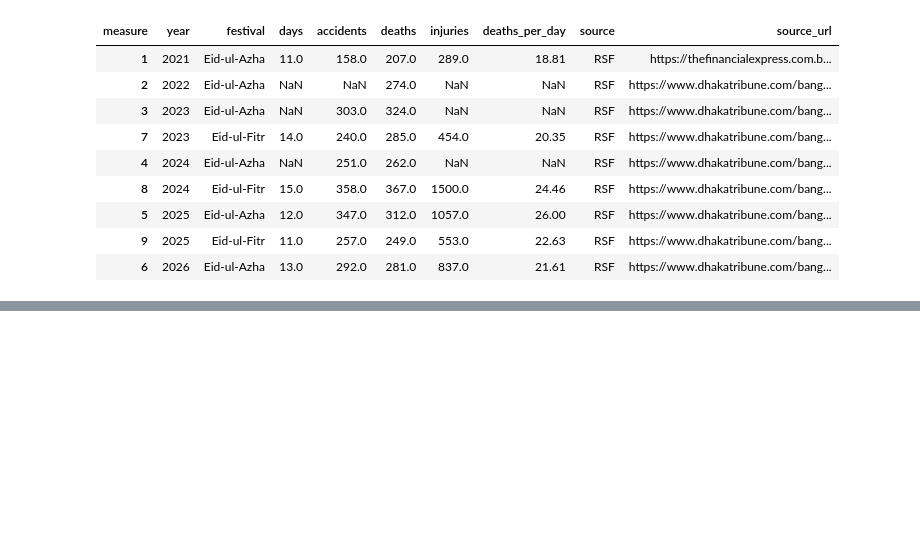
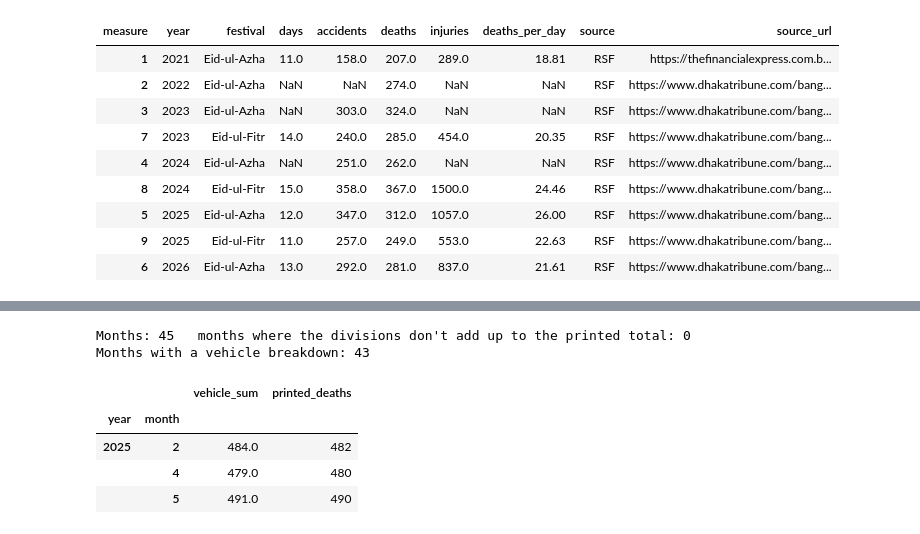
Before and after one commit to MehrazRumman/BD-Road-Accident, a Jupyter notebook: notebooks/01_data_cleaning.ipynb, the cells around one changed output, grey strips where cells are left out. Drawn from its saved outputs; the diff is of its cells as text; code cells hidden in the pictures; blank space fills up the shorter version.

```diff
--- a/notebooks/01_data_cleaning.ipynb
+++ b/notebooks/01_data_cleaning.ipynb
@@ -464,0 +496,23 @@ eid_periods
+# %%
+brta_raw = pd.read_csv(RAW / "brta_monthly_reports.csv")
+brta_veh_raw = pd.read_csv(RAW / "brta_vehicle_deaths.csv")
+
+totals = brta_raw[brta_raw["division"] == "Total"].set_index(["year", "month"])
+div_sum = brta_raw[brta_raw["division"] != "Total"].groupby(["year", "month"])[["accidents", "deaths", "injuries"]].sum()
+mismatch = (div_sum != totals[["accidents", "deaths", "injuries"]]).any(axis=1)
+print(f"Months: {len(totals)}   months where the divisions don't add up to the printed total: {mismatch.sum()}")
+
+veh_check = pd.DataFrame({
+    "vehicle_sum": brta_veh_raw.groupby(["year", "month"])["deaths"].sum(),
+    "printed_deaths": totals["deaths"],
+}).dropna()
+print(f"Months with a vehicle breakdown: {len(veh_check)}")
+veh_check[veh_check["vehicle_sum"] != veh_check["printed_deaths"]]
+# %% [output]
+Months: 45   months where the divisions don't add up to the printed total: 0
+Months with a vehicle breakdown: 43
+|  |  | vehicle_sum | printed_deaths |
+| year | month |  |  |
+| 2025 | 2 | 484.0 | 482 |
+|  | 4 | 479.0 | 480 |
+|  | 5 | 491.0 | 490 |
```
Also changed, not shown: parts of 17 cells of this notebook.
